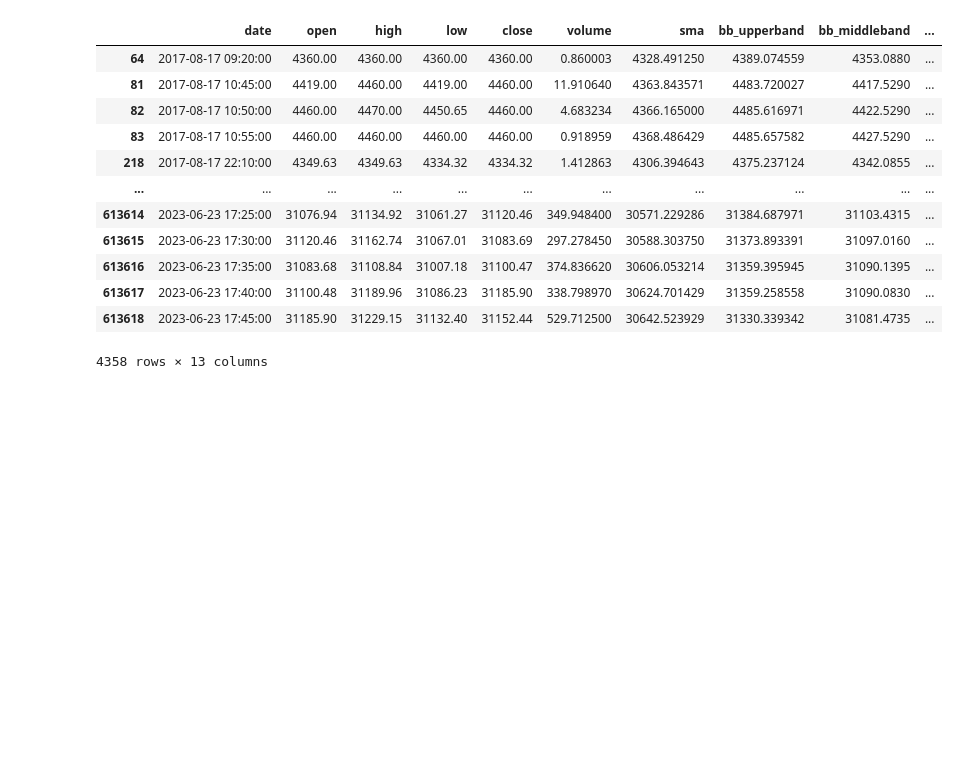
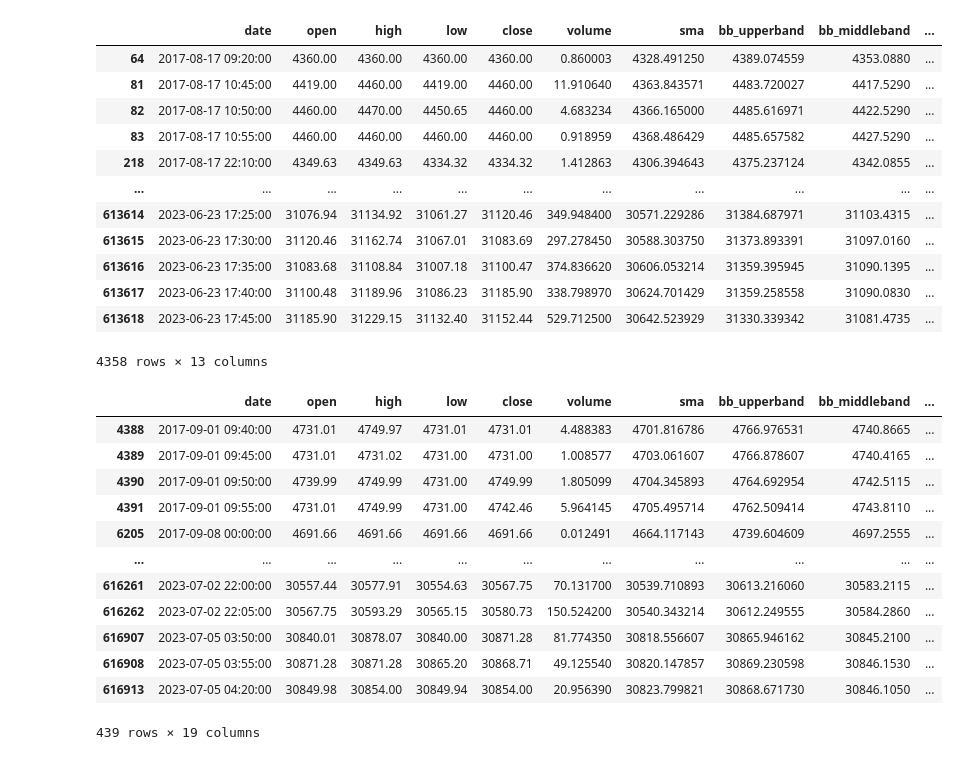
Before and after one commit to tc3oliver/StratLabFreq, a Jupyter notebook: rising_consolidation_strategy.ipynb, the cells around one changed output. Cells and saved outputs as stored; diff of their text form; code cells hidden in the pictures; blank space fills up the shorter version.

```diff
--- a/rising_consolidation_strategy.ipynb
+++ b/rising_consolidation_strategy.ipynb
@@ -99,3 +99,32 @@ dataframe[dataframe['both_true_consecutive']]
 | 613617 | 2023-06-23 17:40:00 | 31100.48 | 31189.96 | 31086.23 | 31185.90 | 338.798970 | 30624.701429 | 31359.258558 | 31090.0830 | ... |
 | 613618 | 2023-06-23 17:45:00 | 31185.90 | 31229.15 | 31132.40 | 31152.44 | 529.712500 | 30642.523929 | 31330.339342 | 31081.4735 | ... |
 4358 rows × 13 columns
+# %%
+dataframe['sma5'] = ta.SMA(dataframe, timeperiod=5)
+dataframe['sma10'] = ta.SMA(dataframe, timeperiod=10)
+dataframe['cross_above'] = (dataframe['sma5'] > dataframe['sma10']) & (dataframe['sma5'].shift(1) <= dataframe['sma10'].shift(1))
+dataframe['cross_below'] = (dataframe['sma5'] < dataframe['sma10']) & (dataframe['sma5'].shift(1) >= dataframe['sma10'].shift(1))
+# %%
+dataframe['rising'] = dataframe['close'] > dataframe['sma']
+
+dataframe['cross_count'] = dataframe['cross_above'].rolling(10).sum() + dataframe['cross_below'].rolling(10).sum()
+dataframe['consolidating'] = dataframe['cross_count'] >= 5
+
+dataframe['buy'] = 0
+dataframe.loc[(dataframe['rising'].rolling(20).sum() == 20) & (dataframe['consolidating']), 'buy'] = 1
+# %%
+dataframe[dataframe['buy']==1]
+# %% [output]
+|  | date | open | high | low | close | volume | sma | bb_upperband | bb_middleband | ... |
+| 4388 | 2017-09-01 09:40:00 | 4731.01 | 4749.97 | 4731.01 | 4731.01 | 4.488383 | 4701.816786 | 4766.976531 | 4740.8665 | ... |
+| 4389 | 2017-09-01 09:45:00 | 4731.01 | 4731.02 | 4731.00 | 4731.00 | 1.008577 | 4703.061607 | 4766.878607 | 4740.4165 | ... |
+| 4390 | 2017-09-01 09:50:00 | 4739.99 | 4749.99 | 4731.00 | 4749.99 | 1.805099 | 4704.345893 | 4764.692954 | 4742.5115 | ... |
+| 4391 | 2017-09-01 09:55:00 | 4731.01 | 4749.99 | 4731.00 | 4742.46 | 5.964145 | 4705.495714 | 4762.509414 | 4743.8110 | ... |
+| 6205 | 2017-09-08 00:00:00 | 4691.66 | 4691.66 | 4691.66 | 4691.66 | 0.012491 | 4664.117143 | 4739.604609 | 4697.2555 | ... |
+| ... | ... | ... | ... | ... | ... | ... | ... | ... | ... | ... |
+| 616261 | 2023-07-02 22:00:00 | 30557.44 | 30577.91 | 30554.63 | 30567.75 | 70.131700 | 30539.710893 | 30613.216060 | 30583.2115 | ... |
+| 616262 | 2023-07-02 22:05:00 | 30567.75 | 30593.29 | 30565.15 | 30580.73 | 150.524200 | 30540.343214 | 30612.249555 | 30584.2860 | ... |
+| 616907 | 2023-07-05 03:50:00 | 30840.01 | 30878.07 | 30840.00 | 30871.28 | 81.774350 | 30818.556607 | 30865.946162 | 30845.2100 | ... |
+| 616908 | 2023-07-05 03:55:00 | 30871.28 | 30871.28 | 30865.20 | 30868.71 | 49.125540 | 30820.147857 | 30869.230598 | 30846.1530 | ... |
+| 616913 | 2023-07-05 04:20:00 | 30849.98 | 30854.00 | 30849.94 | 30854.00 | 20.956390 | 30823.799821 | 30868.671730 | 30846.1050 | ... |
+439 rows × 19 columns
```
Also changed, not shown: parts of 1 cell of this notebook.
